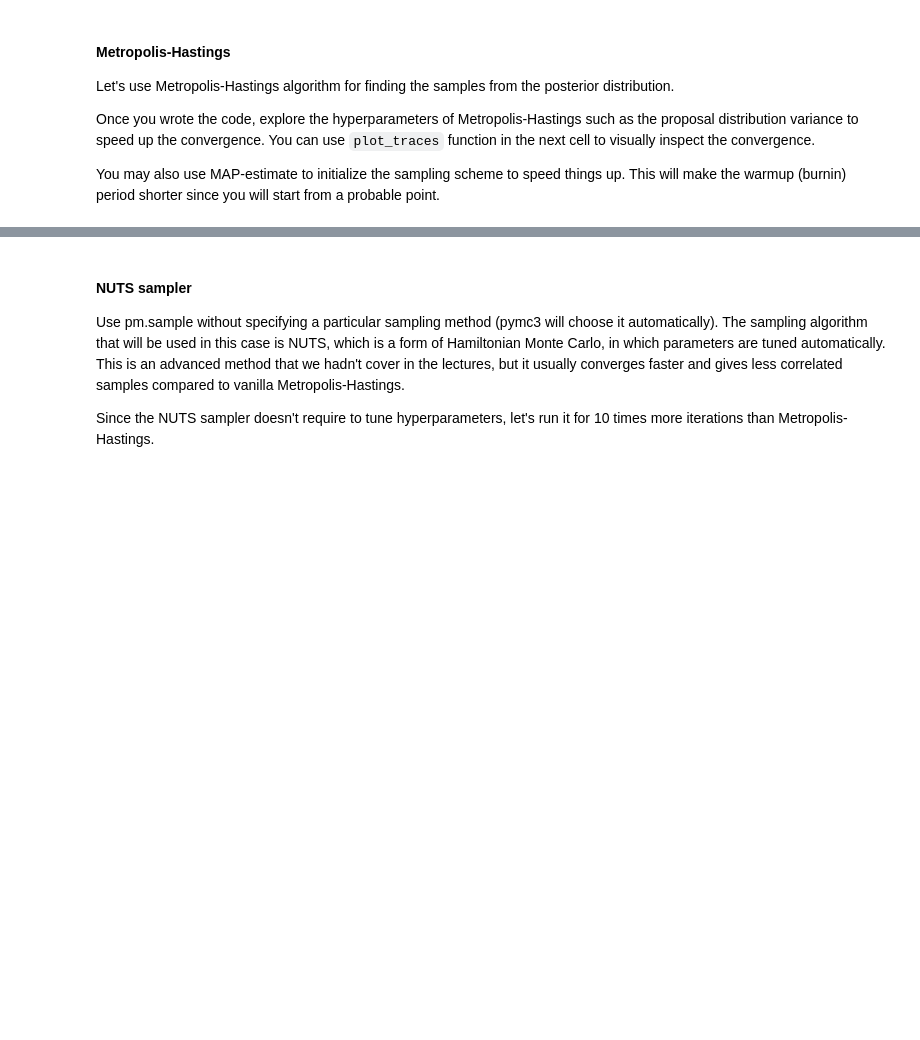
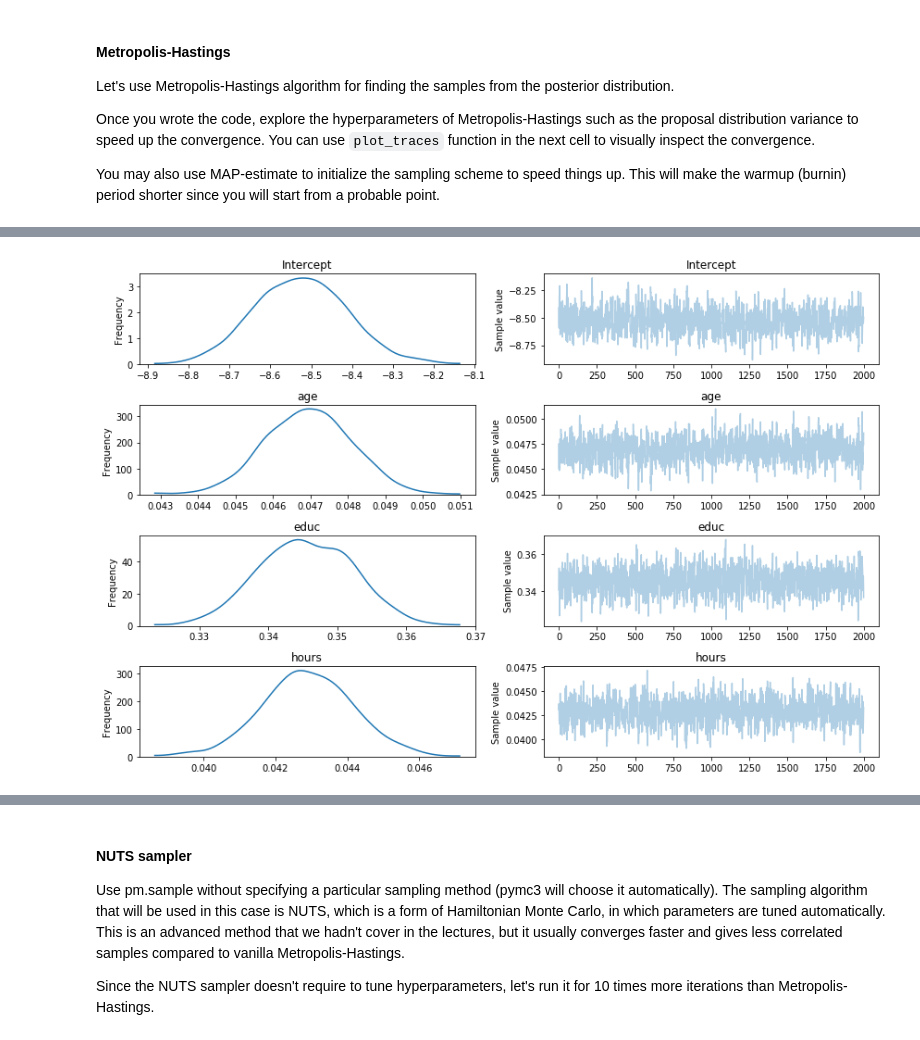
Before and after one commit to Nabarun21/bayesian-methods-for-ml, a Jupyter notebook: Week 4/Programming assignment/Week4. Practical Assignment. MCMC.ipynb, the cells around one changed output, grey strips where cells are left out. Saved outputs shown, nothing was run; the diff lists cells and outputs as text; code cells hidden in the pictures; blank space fills up the shorter version.

```diff
--- a/Week 4/Programming assignment/Week4. Practical Assignment. MCMC.ipynb
+++ b/Week 4/Programming assignment/Week4. Practical Assignment. MCMC.ipynb
@@ -298,6 +354,9 @@ Once you wrote the code, explore the hyperparameters of Metropolis-Hastings such
 
 You may also use MAP-estimate to initialize the sampling scheme to speed things up. This will make the warmup (burnin) period shorter since you will start from a probable point.
 # %%
+from pymc3.glm.families import Binomial
+from pymc3.glm import GLM
+
 
 with pm.Model() as logistic_model:
     # Since it is unlikely that the dependency between the age and salary is linear, we will include age squared
@@ -309,8 +368,12 @@ with pm.Model() as logistic_model:
     # Train your model for 400 samples.
     # Save the output of pm.sample to a variable: this is the trace of the sampling procedure and will be used
     # to estimate the statistics of the posterior distribution.
-    GLM.from_formula('income_more_50K~sex+age+age^2+educ+hours', data, family=Binomial())
+    GLM.from_formula('income_more_50K~sex+age+age2+educ+hours', data, family=Binomial())
     map_estimate = pm.find_MAP()
+    #print(map_estimate)
     #step = pm.Metropolis()
-    trace = pm.sample(400, start=map_estimate)
+    print(map_estimate)
+
+    trace = pm.sample(400,step = pm.Metropolis(),start=map_estimate,cores=1)
+del logistic_model
 # %% [output]
@@ -319,0 +413,20 @@ plot_traces(trace, burnin=200)
+# %%
+from pymc3.glm.families import Binomial
+from pymc3.glm import GLM
+
+
+with pm.Model() as logistic_model:
+    # Since it is unlikely that the dependency between the age and salary is linear, we will include age squared
+    # into features so that we can model dependency that favors certain ages.
+    # Train Bayesian logistic regression model on the following features: sex, age, age^2, educ, hours
+    # Use pm.sample to run MCMC to train this model.
+    # To specify the particular sampler method (Metropolis-Hastings) to pm.sample,
+    # use `pm.Metropolis`.
+    # Train your model for 400 samples.
+    # Save the output of pm.sample to a variable: this is the trace of the sampling procedure and will be used
+    # to estimate the statistics of the posterior distribution.
+    GLM.from_formula('income_more_50K~age+educ+hours', data, family=Binomial())
+    #map_estimate = pm.find_MAP()
+    #print(map_estimate)
+    #step = pm.Metropolis()
+    trace = pm.sample(2000,cores=1,chains=1,tune=1000)
@@ -319,0 +452,4 @@ plot_traces(trace, burnin=200)
+# %%
+_ = pm.traceplot(trace)
+# %% [output]
+[figure, added]
```
Also changed, not shown: parts of 16 cells of this notebook.
